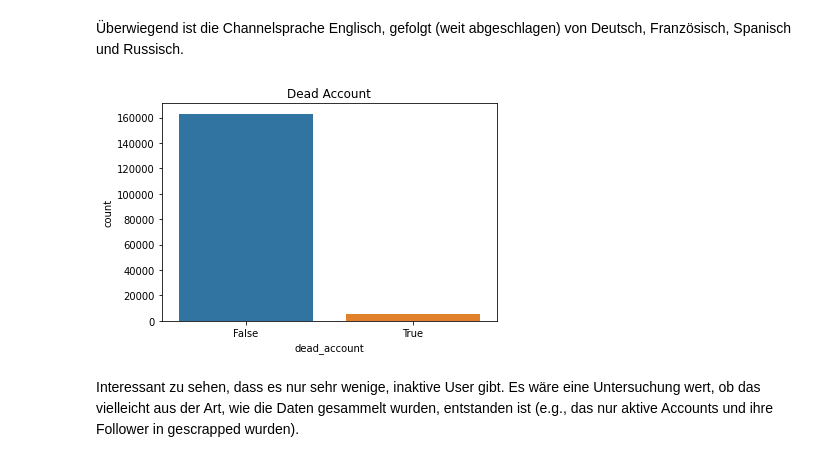
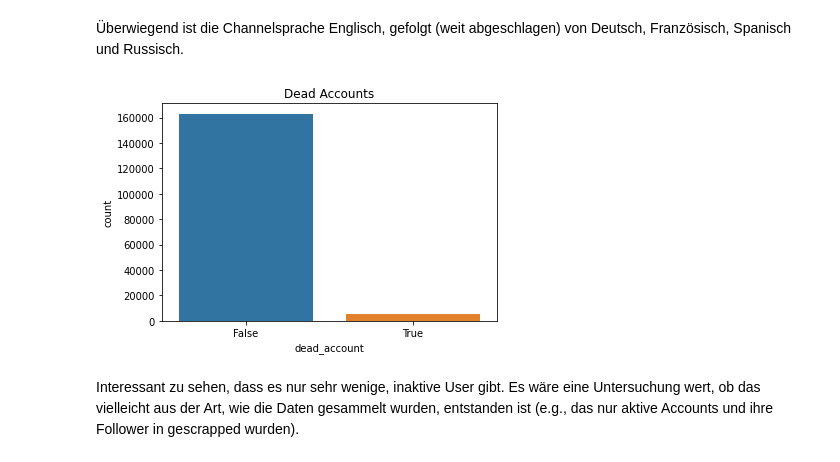
Before and after one commit to kenfus/SAN, a Jupyter notebook: main.ipynb, the cells around one changed output. Drawn from its saved outputs; the diff is of its cells as text; code cells hidden in the pictures.

```diff
--- a/main.ipynb
+++ b/main.ipynb
@@ -139,10 +160,10 @@ plt.show()
 Überwiegend ist die Channelsprache Englisch, gefolgt (weit abgeschlagen) von Deutsch, Französisch, Spanisch und Russisch.
 # %%
 sns.countplot(data=features, x="dead_account")
-plt.title('Dead Account')
+plt.title('Dead Accounts')
 plt.show()
 # %% [output]
-[figure, old version]
+[figure, new version]
 # %% [markdown]
 Interessant zu sehen, dass es nur sehr wenige, inaktive User gibt. Es wäre eine Untersuchung wert, ob das vielleicht aus der Art, wie die Daten gesammelt wurden, entstanden ist (e.g., das nur aktive Accounts und ihre Follower in gescrapped wurden).
 # %%
```
Also changed, not shown: parts of 34 cells of this notebook.
